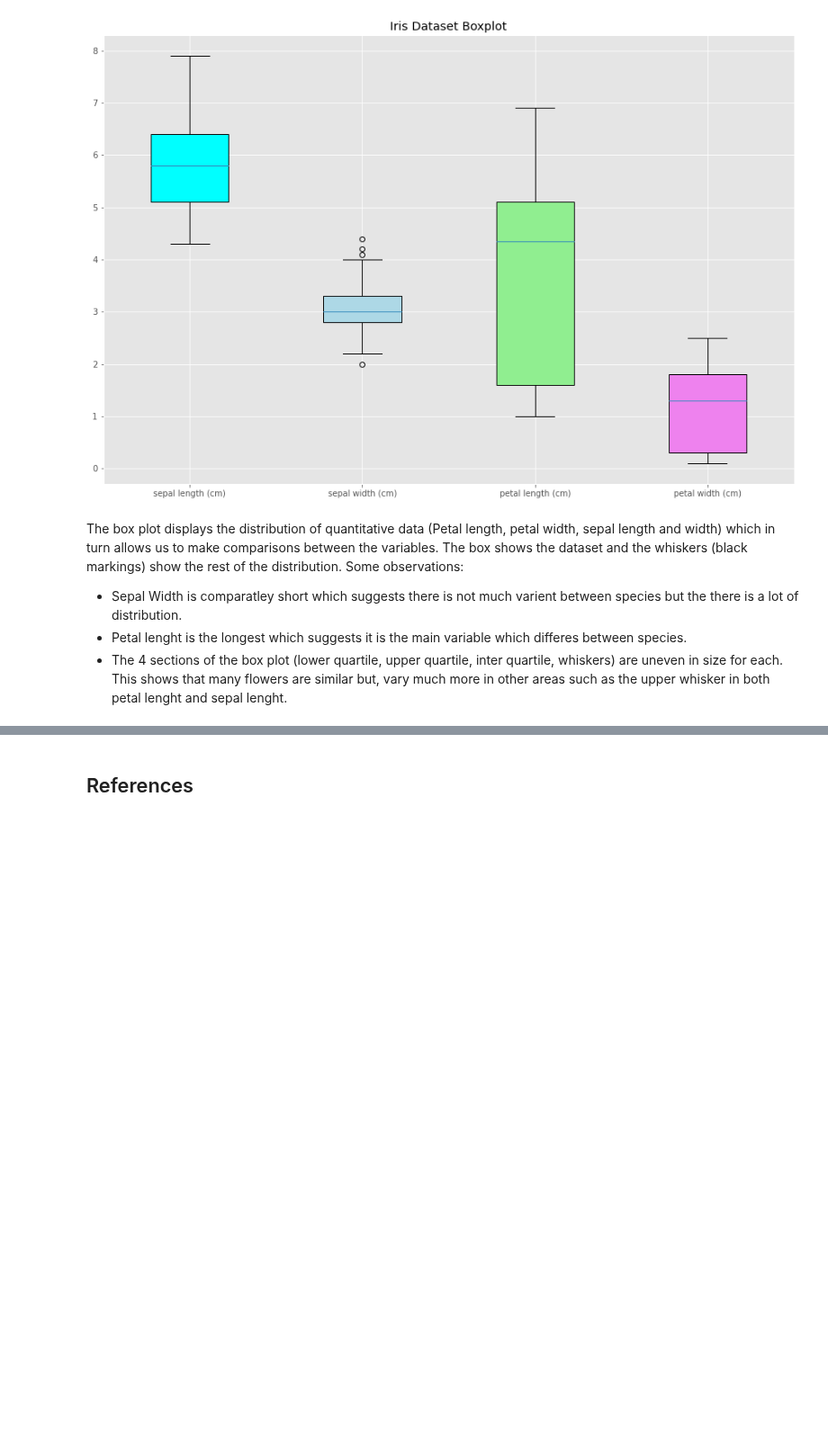
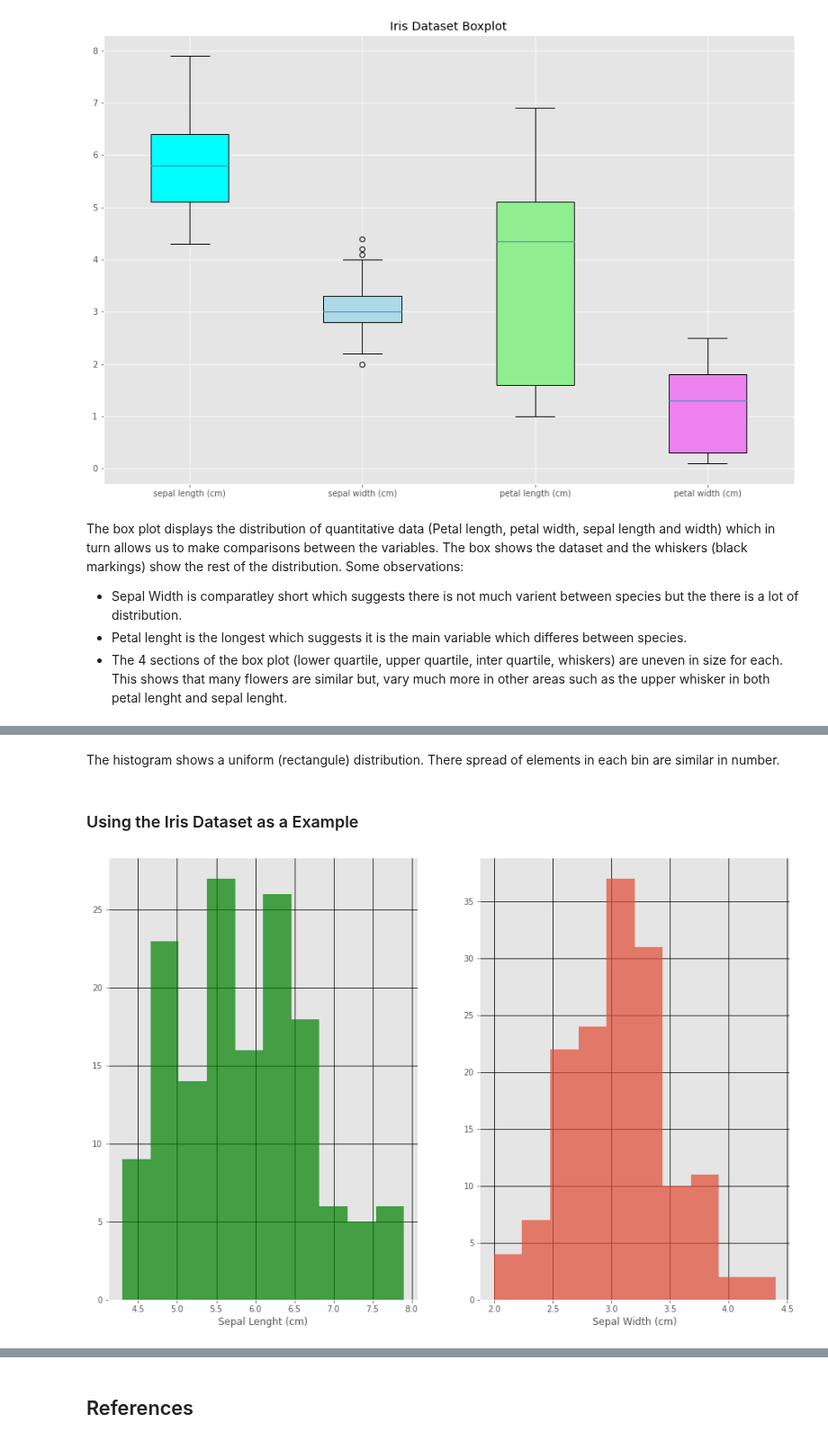
Before and after one commit to kmcd14/FofData-assessment, a Jupyter notebook: pyplot.ipynb, the cells around one changed output, grey strips where cells are left out. Shown at 90% size. Drawn from its saved outputs; the diff is of its cells as text; code cells hidden in the pictures; blank space fills up the shorter version.

```diff
--- a/pyplot.ipynb
+++ b/pyplot.ipynb
@@ -725,0 +746,30 @@ plt.hist(x)
+# %% [markdown]
+The histogram shows a uniform (rectangule) distribution. There spread of elements in each bin are similar in number.
+# %% [markdown]
+### Using the Iris Dataset as a Example
+# %%
+# Setting colours
+colours =  ['cyan', 'lightgreen', 'violet']
+
+plt.subplot()
+plt.title('Sepal Variables')
+
+
+plt.subplot(1,2,1)
+
+
+plt.hist(iris_df['sepal length (cm)'], alpha=0.7,  label='Sepal Lenght', color='green')
+
+
+plt.xlabel('Sepal Lenght (cm)')
+plt.grid(color='black')
+
+
+
+plt.subplot(1,2,2)
+
+plt.hist(iris_df['sepal width (cm)'], alpha=0.7,  label='Sepal Width')
+plt.xlabel('Sepal Width (cm)')
+plt.grid(color='black')
+# %% [output]
+[figure, added]
```
Also changed, not shown: parts of 17 cells of this notebook, 1 other file.
